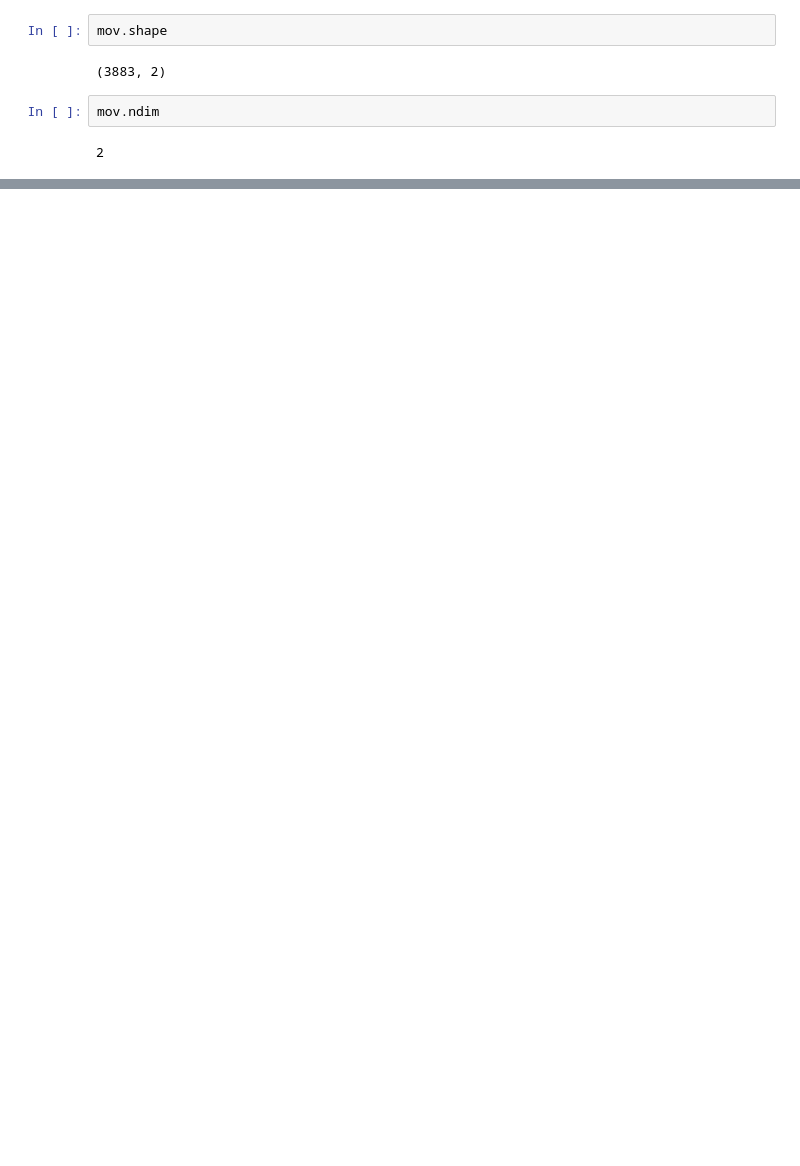
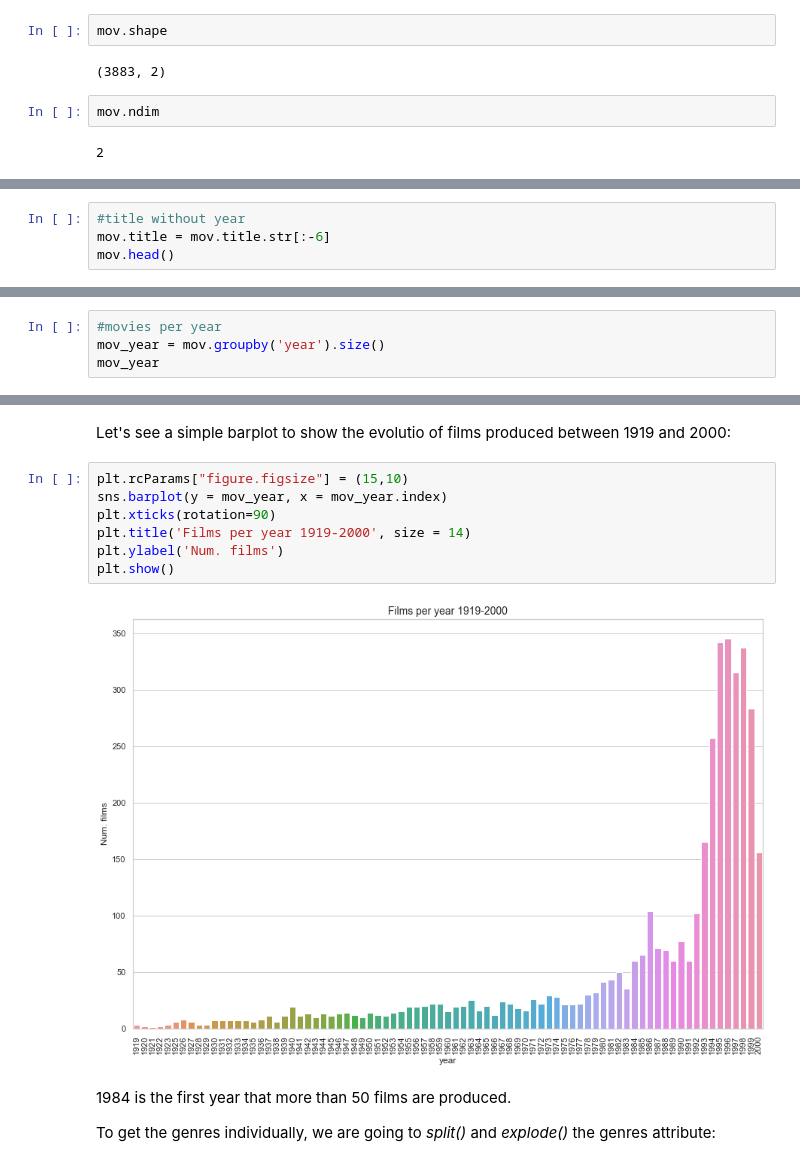
Before and after one commit to Elenotes/Visualitzacio_grafica_multiples_variables, a Jupyter notebook: S04_T02_Visualitzacio_grafica_multiples_variables.ipynb, the cells around one changed output, grey strips where cells are left out. Saved outputs shown, nothing was run; the diff lists cells and outputs as text; blank space fills up the shorter version.

```diff
--- a/S04_T02_Visualitzacio_grafica_multiples_variables.ipynb
+++ b/S04_T02_Visualitzacio_grafica_multiples_variables.ipynb
@@ -322,3 +327,7 @@ mov.head()
 | 3 | Grumpier Old Men (1995) | Comedy|Romance | 1995 |
 | 4 | Waiting to Exhale (1995) | Comedy|Drama | 1995 |
 | 5 | Father of the Bride Part II (1995) | Comedy | 1995 |
+# %%
+#title without year
+mov.title = mov.title.str[:-6]
+mov.head()
@@ -346,0 +362,4 @@ mov.Year.nunique()
+# %%
+#movies per year
+mov_year = mov.groupby('year').size()
+mov_year
@@ -346,0 +380,15 @@ mov.Year.nunique()
+# %% [markdown]
+Let's see a simple barplot to show the evolutio of films produced between 1919 and 2000:
+# %%
+plt.rcParams["figure.figsize"] = (15,10)
+sns.barplot(y = mov_year, x = mov_year.index)
+plt.xticks(rotation=90)
+plt.title('Films per year 1919-2000', size = 14)
+plt.ylabel('Num. films')
+plt.show()
+# %% [output]
+[figure, added]
+# %% [markdown]
+1984 is the first year that more than 50 films are produced.
+
+To get the genres individually, we are going to *split()* and *explode()* the genres attribute:
```
Also changed, not shown: parts of 26 cells of this notebook.
